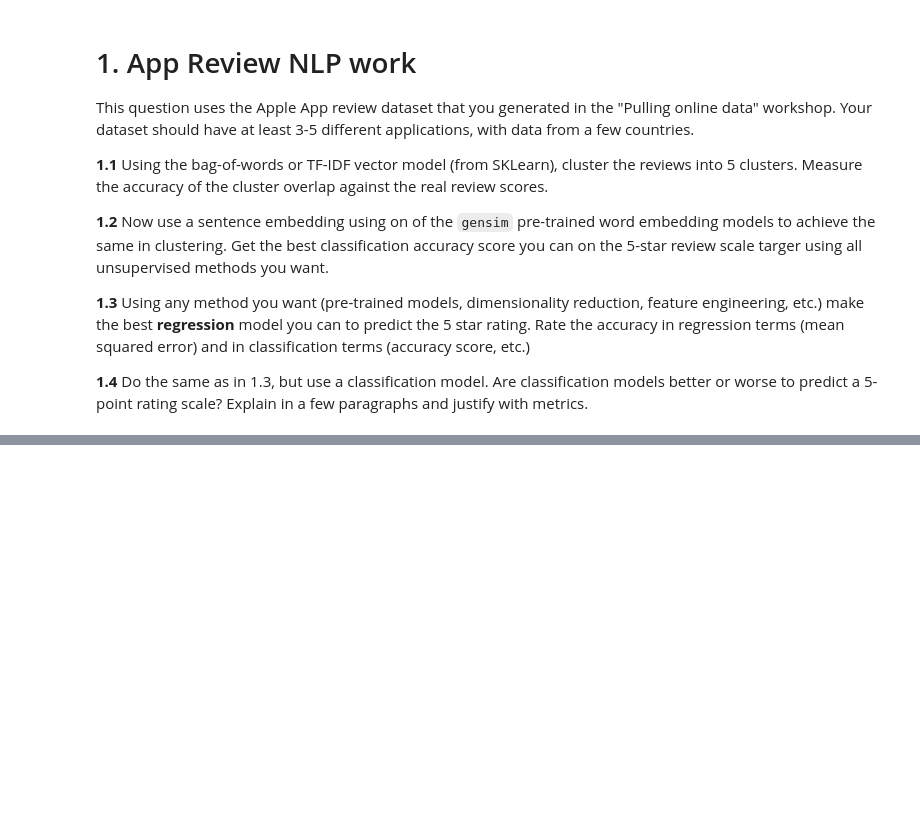
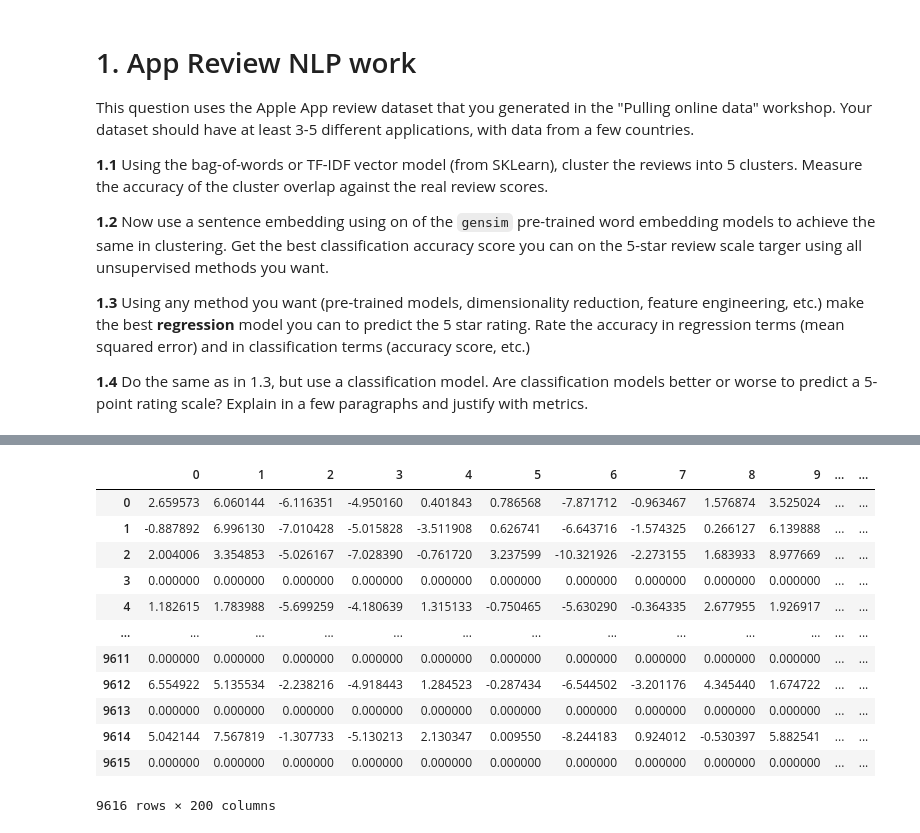
Before and after one commit to mendelevium/4-7-nlp, a Jupyter notebook: workshop.ipynb, the cells around one changed output, grey strips where cells are left out. Saved outputs shown, nothing was run; the diff lists cells and outputs as text; code cells hidden in the pictures; blank space fills up the shorter version.

```diff
--- a/workshop.ipynb
+++ b/workshop.ipynb
@@ -12,0 +104,17 @@ This question uses the Apple App review dataset that you generated in the "Pulli
+# %%
+# 1.2 Now use a sentence embedding using on of the gensim pre-trained word embedding models to achieve the same in clustering. Get the best classification accuracy score you can on the 5-star review scale target using all unsupervised methods you want.
+
+replaceDict = dict({
+'{':" ", '}':" ", ',':"", '.':" ", '!':" ", '\\':" ", '/':" ", '$':" ", '%':" ",
+'^':" ", '?':" ", '\'':" ", '"':" ", '(':" ", ')':" ", '*':" ", '+':" ", '-':" ",
+'=':" ", ':':" ", ';':" ", ']':" ", '[':" ", '`':" ", '~':" ",
+})
+
+rep = dict((re.escape(k), v) for k, v in replaceDict.items())
+pattern = re.compile("|".join(rep.keys()))
+def replacer(text):
+    return rep[re.escape(text.group(0))]
+
+words = dx.comment.str.replace(pattern, replacer).str.lower().str.split()
+words = pd.DataFrame(words.tolist())
+words.head()
@@ -12,0 +129,33 @@ This question uses the Apple App review dataset that you generated in the "Pulli
+# %%
+# Load pretrained word embeddings
+word_vectors = model_api.load("glove-wiki-gigaword-200")
+
+def soft_get(w):
+    try:
+        return word_vectors[w]
+    except KeyError:
+        return np.zeros(word_vectors.vector_size)
+def map_vectors(row):
+    try:
+        return np.sum(
+            row.loc[words.iloc[0].notna()].apply(soft_get)
+            #row.loc[row.notna()].apply(soft_get)
+        )
+    except:
+        return np.zeros(word_vectors.vector_size)
+emb = pd.DataFrame(words.apply(map_vectors, axis=1).tolist())
+emb
+# %% [output]
+|  | 0 | 1 | 2 | 3 | 4 | 5 | 6 | 7 | 8 | 9 | ... | ... |
+| 0 | 2.659573 | 6.060144 | -6.116351 | -4.950160 | 0.401843 | 0.786568 | -7.871712 | -0.963467 | 1.576874 | 3.525024 | ... | ... |
+| 1 | -0.887892 | 6.996130 | -7.010428 | -5.015828 | -3.511908 | 0.626741 | -6.643716 | -1.574325 | 0.266127 | 6.139888 | ... | ... |
+| 2 | 2.004006 | 3.354853 | -5.026167 | -7.028390 | -0.761720 | 3.237599 | -10.321926 | -2.273155 | 1.683933 | 8.977669 | ... | ... |
+| 3 | 0.000000 | 0.000000 | 0.000000 | 0.000000 | 0.000000 | 0.000000 | 0.000000 | 0.000000 | 0.000000 | 0.000000 | ... | ... |
+| 4 | 1.182615 | 1.783988 | -5.699259 | -4.180639 | 1.315133 | -0.750465 | -5.630290 | -0.364335 | 2.677955 | 1.926917 | ... | ... |
+| ... | ... | ... | ... | ... | ... | ... | ... | ... | ... | ... | ... | ... |
+| 9611 | 0.000000 | 0.000000 | 0.000000 | 0.000000 | 0.000000 | 0.000000 | 0.000000 | 0.000000 | 0.000000 | 0.000000 | ... | ... |
+| 9612 | 6.554922 | 5.135534 | -2.238216 | -4.918443 | 1.284523 | -0.287434 | -6.544502 | -3.201176 | 4.345440 | 1.674722 | ... | ... |
+| 9613 | 0.000000 | 0.000000 | 0.000000 | 0.000000 | 0.000000 | 0.000000 | 0.000000 | 0.000000 | 0.000000 | 0.000000 | ... | ... |
+| 9614 | 5.042144 | 7.567819 | -1.307733 | -5.130213 | 2.130347 | 0.009550 | -8.244183 | 0.924012 | -0.530397 | 5.882541 | ... | ... |
+| 9615 | 0.000000 | 0.000000 | 0.000000 | 0.000000 | 0.000000 | 0.000000 | 0.000000 | 0.000000 | 0.000000 | 0.000000 | ... | ... |
+9616 rows × 200 columns
```
Also changed, not shown: parts of 16 cells of this notebook, 1 other file.
